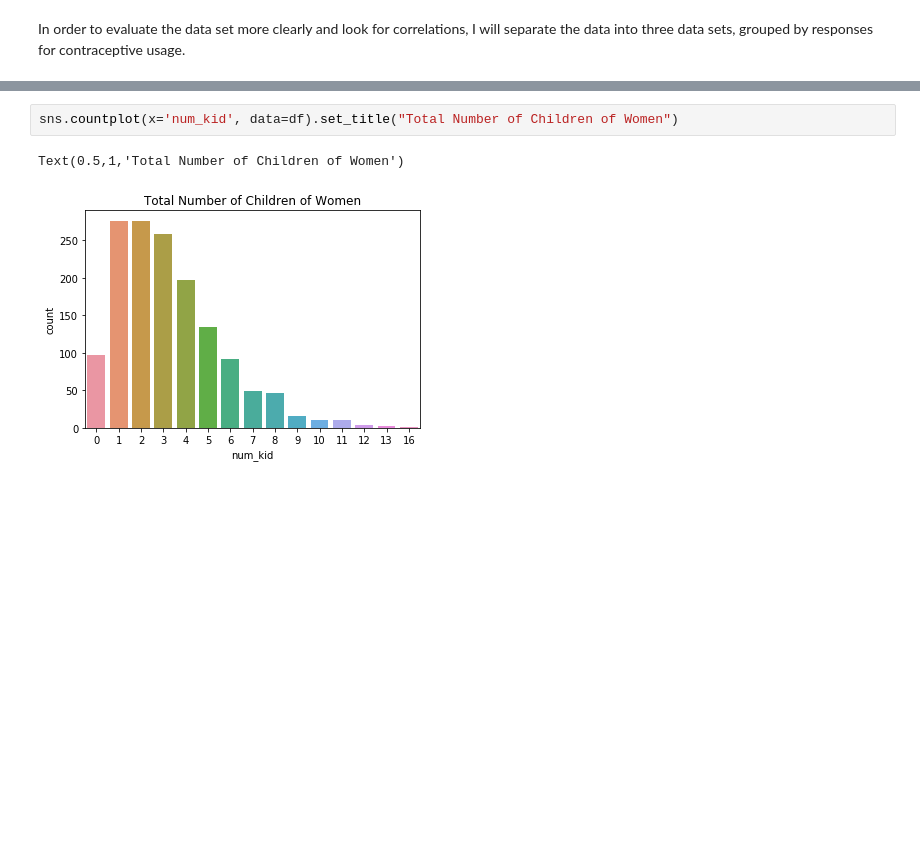
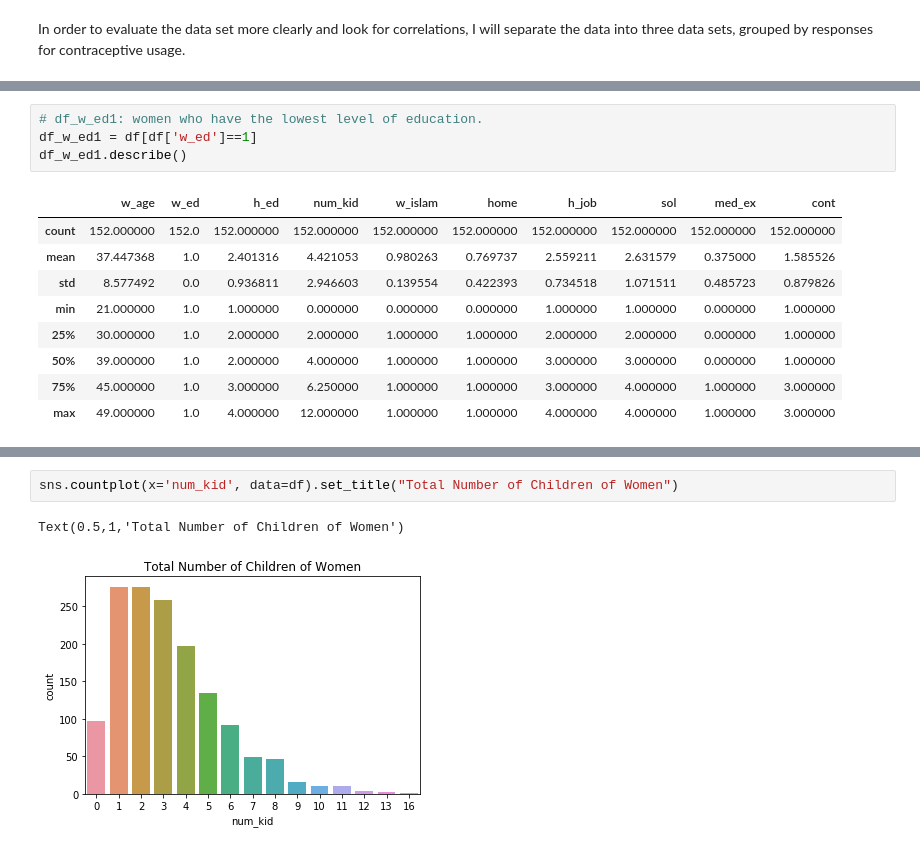
Before and after one commit to serfsup/thinkful-fundamentals_capstone_contraception, a Jupyter notebook: Thinkful Fundamentals Contraception Capstone.ipynb, the cells around one changed output, grey strips where cells are left out. Cells and saved outputs as stored; diff of their text form; blank space fills up the shorter version.

```diff
--- a/Thinkful Fundamentals Contraception Capstone.ipynb
+++ b/Thinkful Fundamentals Contraception Capstone.ipynb
@@ -109,0 +114,14 @@ From these datasets, it appears that there are some areas that trend a certain w
+# %%
+# df_w_ed1: women who have the lowest level of education.
+df_w_ed1 = df[df['w_ed']==1]
+df_w_ed1.describe()
+# %% [output]
+|  | w_age | w_ed | h_ed | num_kid | w_islam | home | h_job | sol | med_ex | cont |
+| count | 152.000000 | 152.0 | 152.000000 | 152.000000 | 152.000000 | 152.000000 | 152.000000 | 152.000000 | 152.000000 | 152.000000 |
+| mean | 37.447368 | 1.0 | 2.401316 | 4.421053 | 0.980263 | 0.769737 | 2.559211 | 2.631579 | 0.375000 | 1.585526 |
+| std | 8.577492 | 0.0 | 0.936811 | 2.946603 | 0.139554 | 0.422393 | 0.734518 | 1.071511 | 0.485723 | 0.879826 |
+| min | 21.000000 | 1.0 | 1.000000 | 0.000000 | 0.000000 | 0.000000 | 1.000000 | 1.000000 | 0.000000 | 1.000000 |
+| 25% | 30.000000 | 1.0 | 2.000000 | 2.000000 | 1.000000 | 1.000000 | 2.000000 | 2.000000 | 0.000000 | 1.000000 |
+| 50% | 39.000000 | 1.0 | 2.000000 | 4.000000 | 1.000000 | 1.000000 | 3.000000 | 3.000000 | 0.000000 | 1.000000 |
+| 75% | 45.000000 | 1.0 | 3.000000 | 6.250000 | 1.000000 | 1.000000 | 3.000000 | 4.000000 | 1.000000 | 3.000000 |
+| max | 49.000000 | 1.0 | 4.000000 | 12.000000 | 1.000000 | 1.000000 | 4.000000 | 4.000000 | 1.000000 | 3.000000 |
```
Also changed, not shown: parts of 29 cells of this notebook.
